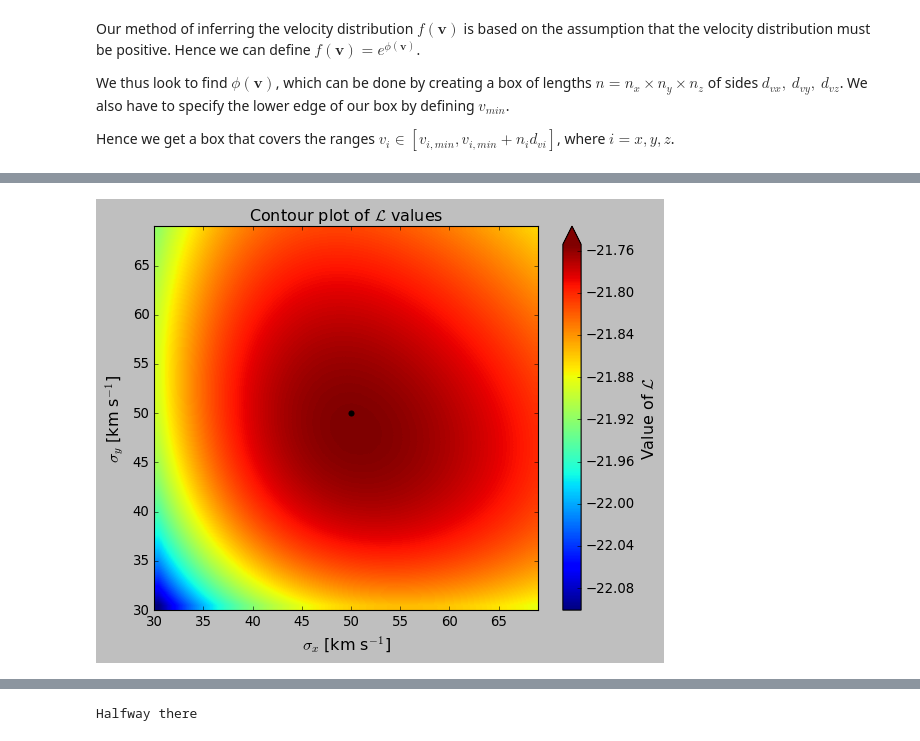
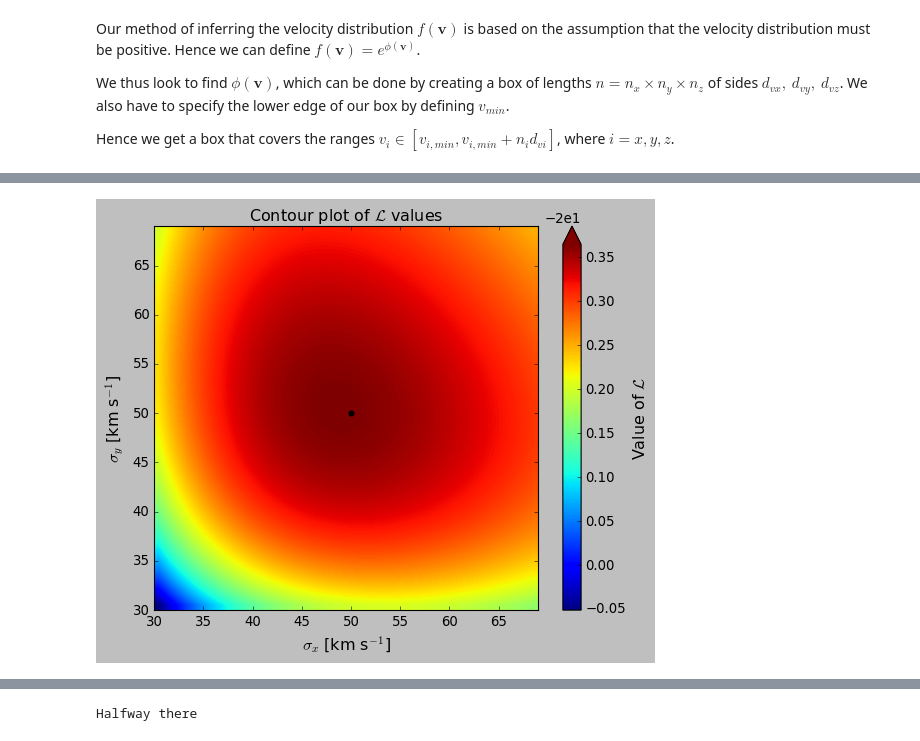
Before and after one commit to PaulMcMillan-Astro/DeprojectionProject, a Jupyter notebook: InitialDeprojectionNotebook.ipynb, the cells around one changed output, grey strips where cells are left out. Saved outputs shown, nothing was run; the diff lists cells and outputs as text; code cells hidden in the pictures.

```diff
--- a/InitialDeprojectionNotebook.ipynb
+++ b/InitialDeprojectionNotebook.ipynb
@@ -48,7 +48,7 @@ WARNING: OverflowError converting to IntType in column eage, reverting to String
 # %% [markdown]
 If we choose to use pseudodata instead, we can specify the desired number of stars, $N$, as well as the mean velocities and dispersions for the Gaussian velocity distribution of each component $v_x,\ v_y,\ v_z$. The pseudosample can then be generated using the $\texttt{model_sample}$ function.
 # %%
-N = 1000 #Number of stars we want to use in our sample
+N = 2000 #Number of stars we want to use in our sample
 v0 = np.array([0,0,0]) #The mean velocities of our pseudosample Gaussian velocity distributions
 v_disp = np.array([50,50,50]) #The velocity dispersions of the Gaussians
 sample = model_sample(N,v0,v_disp) #Uncomment to use pseudosample
@@ -100,6 +100,6 @@ We thus look to find $\phi(\boldsymbol{v})$, which can be done by creating a box
 
 Hence we get a box that covers the ranges $v_i \in [v_{i,min},v_{i,min}+n_i d_{vi}]$, where $i = x,y,z$.
 # %%
-n = np.array([10,10,10])
-dv = np.array([40,40,40])
+n = np.array([20,20,20])
+dv = np.array([20,20,20])
 vmin = np.array([-200,-200,-200])
@@ -220,7 +228,7 @@ plot_fv(phi0,'xy',vmin,dv,n)
 # %%
-test_L('xy', 1e-15, v0, v_disp, pvals, rhatvals, vmin, dv, n)
+test_L('xy', 1e-13, v0, v_disp, pvals, rhatvals, vmin, dv, n)
 # %% [output]
-[figure, old version]
+[figure, new version]
 # %%
 sanity_check(pvals,rhatvals,mxl,vmin,dv,n)
 # %% [output]
```
Also changed, not shown: parts of 16 cells of this notebook, 6 other files.
